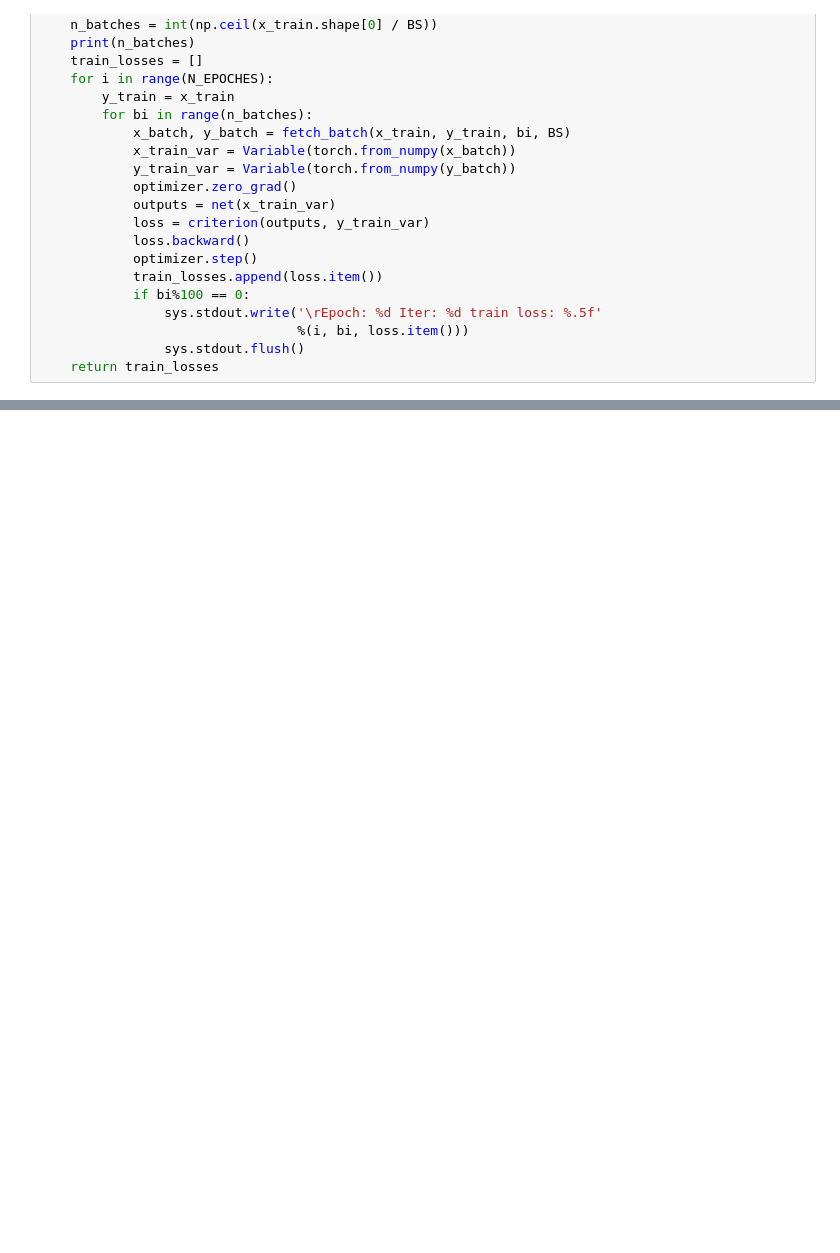
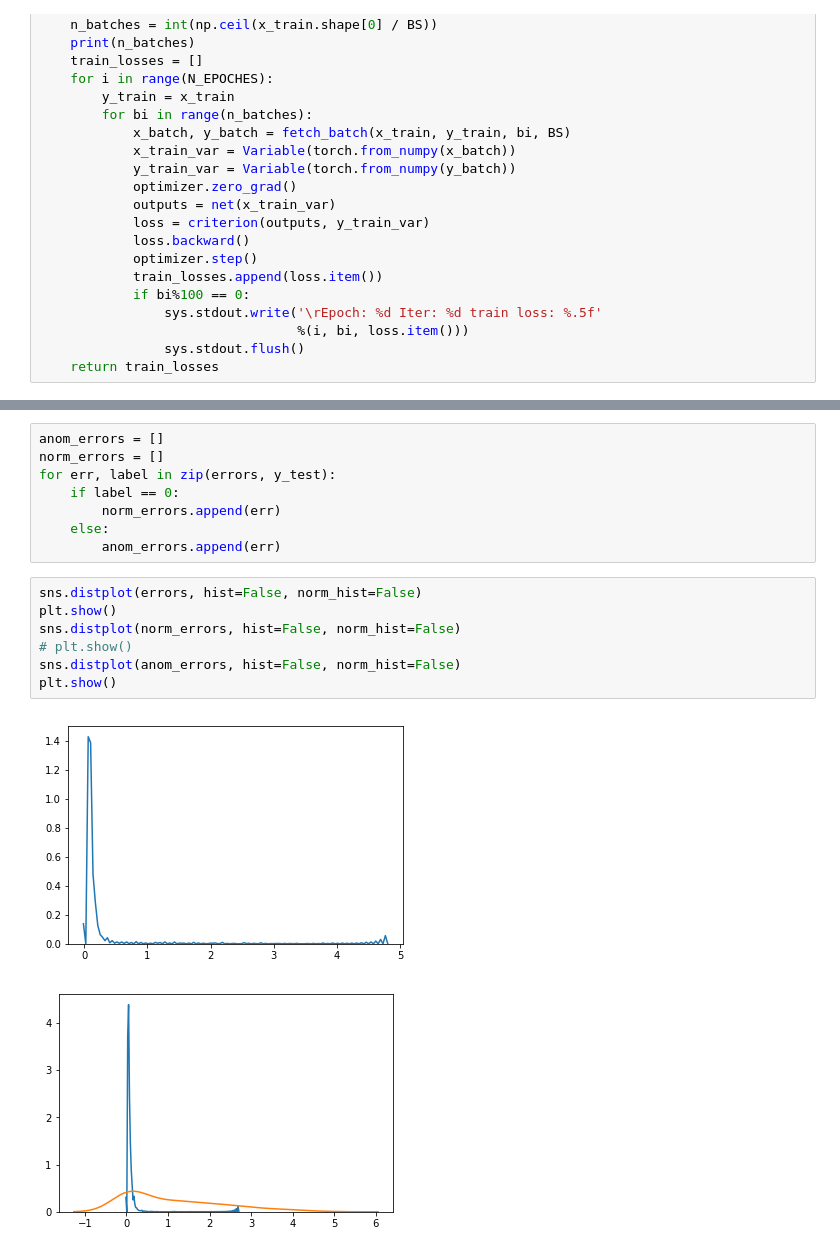
Before and after one commit to MoonL1ght/ML-Things, a Jupyter notebook: DS/autoencoder/autoenc_pytorch_test.ipynb, the cells around one changed output, grey strips where cells are left out. Saved outputs shown, nothing was run; the diff lists cells and outputs as text; blank space fills up the shorter version.

```diff
--- a/DS/autoencoder/autoenc_pytorch_test.ipynb
+++ b/DS/autoencoder/autoenc_pytorch_test.ipynb
@@ -121,0 +155,18 @@ Epoch: 49 Iter: 0 train loss: 0.00290
+# %%
+anom_errors = []
+norm_errors = []
+for err, label in zip(errors, y_test):
+    if label == 0:
+        norm_errors.append(err)
+    else:
+        anom_errors.append(err)
+# %%
+sns.distplot(errors, hist=False, norm_hist=False)
+plt.show()
+sns.distplot(norm_errors, hist=False, norm_hist=False)
+# plt.show()
+sns.distplot(anom_errors, hist=False, norm_hist=False)
+plt.show()
+# %% [output]
+[figure, added]
+[figure, added]
```
Also changed, not shown: parts of 18 cells of this notebook, 2 other files.
